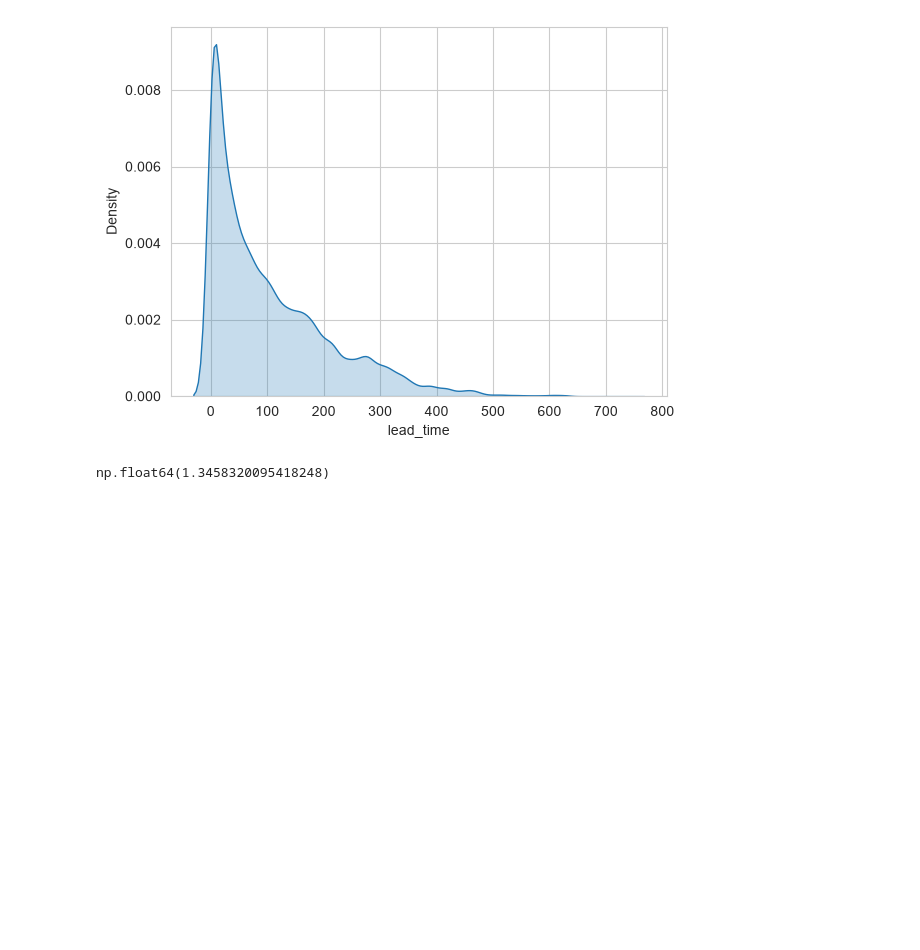
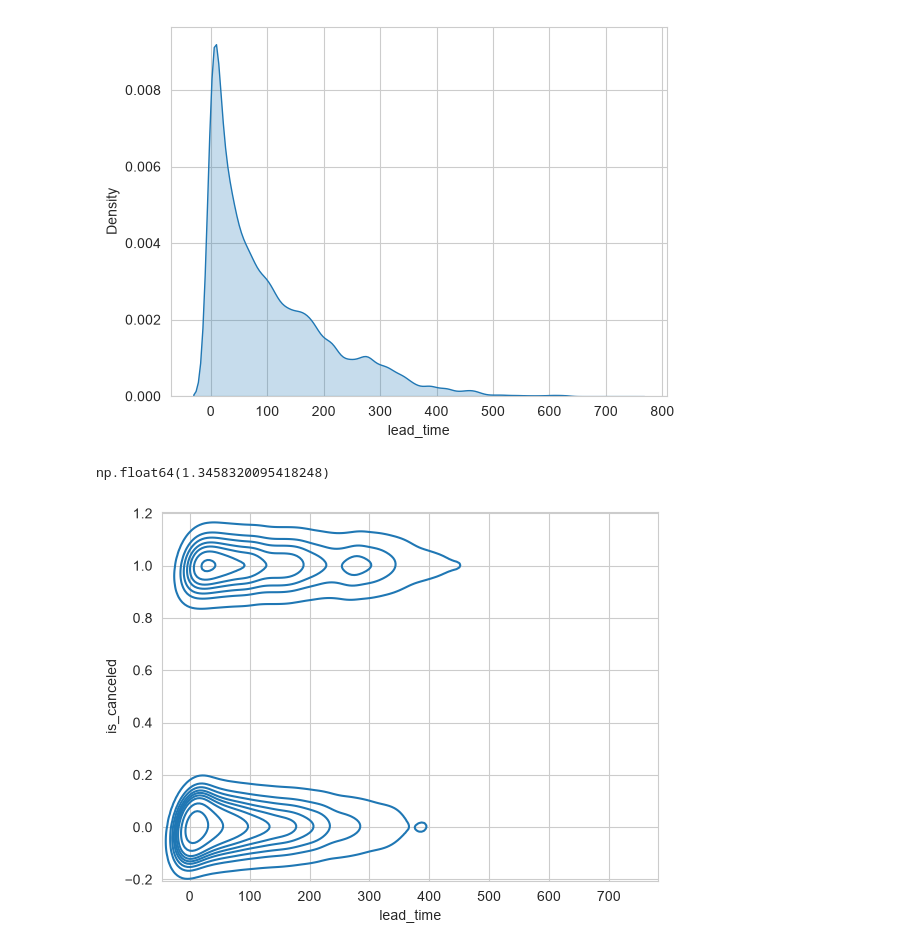
Before and after one commit to KryptoVader/AEGIS, a Jupyter notebook: roadmap/Traditional_ML/day_04/day_04.ipynb, the cells around one changed output. Cells and saved outputs as stored; diff of their text form; code cells hidden in the pictures; blank space fills up the shorter version.

```diff
--- a/roadmap/Traditional_ML/day_04/day_04.ipynb
+++ b/roadmap/Traditional_ML/day_04/day_04.ipynb
@@ -123,3 +128,8 @@ plt.show()
 df['lead_time'].skew()
 # %% [output]
 np.float64(1.3458320095418248)
+# %%
+sns.kdeplot(x = 'lead_time', y = 'is_canceled', data = df)
+plt.show()
+# %% [output]
+[figure, added]
```
Also changed, not shown: parts of 17 cells of this notebook, 5 other files.
